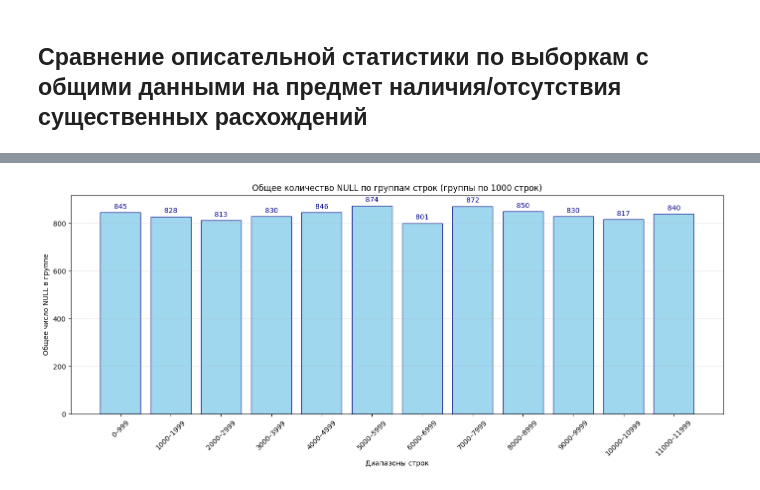
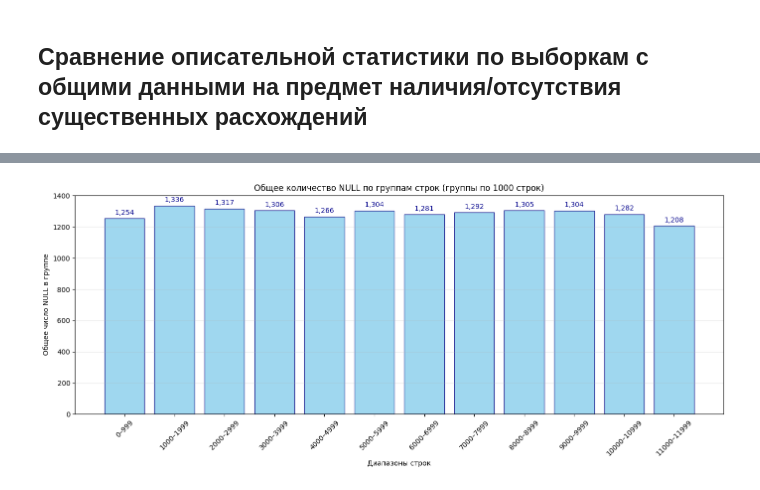
Before and after one commit to barmaley350/analytics, a Jupyter notebook: services/jupyter/notebooks/cars2_cc.ipynb, the cells around one changed output, grey strips where cells are left out. Drawn from its saved outputs; the diff is of its cells as text; code cells hidden in the pictures.

```diff
--- a/services/jupyter/notebooks/cars2_cc.ipynb
+++ b/services/jupyter/notebooks/cars2_cc.ipynb
@@ -44,7 +43,7 @@ local_host_name = "home-NMH-WDX9"
 docker_host_name = "service.db_clickhouse"
 
 db = "cars"
-table = "car_sales"
+table = "cars_sales"
 
 sample_percent = 0.01
 sample_count = 3
@@ -180,5 +253,18 @@ time: 134 ms (started: 2026-05-30 08:03:24 +03:00)
 # %%
-fields = ["price", "year", "mileage", "power"]
+sql = f"""SELECT name
+FROM system.columns
+WHERE database = '{db}'
+  AND table = '{table}'
+  AND (
+    type LIKE '%Int%' OR
+    type LIKE '%UInt%' OR
+    type LIKE '%Float%' OR
+    type LIKE '%Decimal%'
+  )
+ORDER BY name;"""  # noqa: S608
+result = client.query_df(sql)
+columns_numeric = result["name"].to_list()
+
 agg_funcs = {
     "count": "count",
     "mean": "avg",
@@ -190,13 +276,13 @@ agg_funcs = {
     "max": "max",
 }
 totals = {}
-for field in fields:
-    totals[f"total_{field}"] = {}
+for column in columns_numeric:
+    totals[f"total_{column}"] = {}
     for key, func in agg_funcs.items():
-        sql = f"""SELECT {func}({field}) FROM {db}.{table};"""  # noqa: S608
+        sql = f"""SELECT {func}({column}) FROM {db}.{table};"""  # noqa: S608
         result = client.query(sql)
-        totals[f"total_{field}"].setdefault(key, 0)
-        totals[f"total_{field}"][key] = result.result_rows[0][0]
+        totals[f"total_{column}"].setdefault(key, 0)
+        totals[f"total_{column}"][key] = result.result_rows[0][0]
 totals_df = pd.DataFrame(totals)
 with pd.option_context(
     "display.float_format",
@@ -264,7 +353,7 @@ time: 17.3 ms (started: 2026-05-30 08:03:27 +03:00)
 # %% [markdown]
 ## Получение описательной статистики по выборкам
 # %%
-fields = ["price", "power", "year"]
+fields = columns_numeric  # ["price", "power", "year"]
 descs = []
 descs.append(totals_df)
 for i in range(sample_count):
@@ -334,5 +423,5 @@ time: 29.9 ms (started: 2026-05-30 08:03:27 +03:00)
 # %%
-row_null_count = dfs[0][["price", "year", "mileage"]].isnull().sum(axis=1)
+row_null_count = dfs[0][columns_numeric].isna().sum(axis=1)
 
 # Параметры группировки
 group_size = 1000  # размер группы строк
@@ -346,31 +435,31 @@ for i in range(n_groups):
     start_row = i * group_size
     end_row = start_row + group_size
     group_data = row_null_count.iloc[start_row:end_row]
     aggregated_counts.append(group_data.sum())  # Суммируем все NULL в группе
     group_labels.append(f"{start_row}–{end_row - 1}")
 
 # Строим график
 fig, ax = plt.subplots(figsize=(14, 6))
 bars = ax.bar(
     group_labels, aggregated_counts, color="skyblue", edgecolor="navy", alpha=0.8
 )
 
 # Добавляем значения на столбцы
 ax.bar_label(
     bars,
     labels=[f"{int(val):,}" for val in aggregated_counts],
     label_type="edge",
     fontsize=10,
     color="darkblue",
     padding=3,
 )
 
 ax.set_title(f"Общее количество NULL по группам строк (группы по {group_size} строк)")
 ax.set_xlabel("Диапазоны строк")
 ax.set_ylabel("Общее число NULL в группе")
 plt.xticks(rotation=45)
 ax.grid(axis="y", alpha=0.3)
 plt.tight_layout()
 plt.show()
 # %% [output]
-[figure, old version]
+[figure, new version]
```
Also changed, not shown: parts of 23 cells of this notebook, 4 other files.
